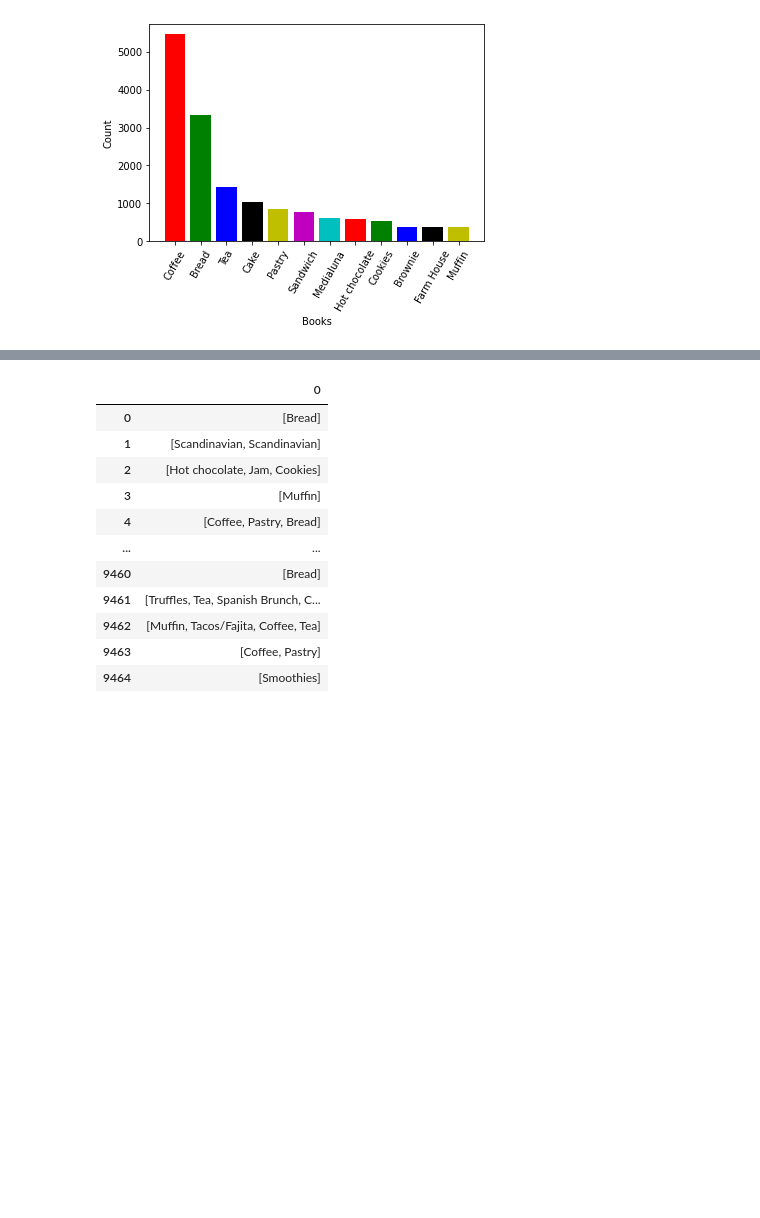
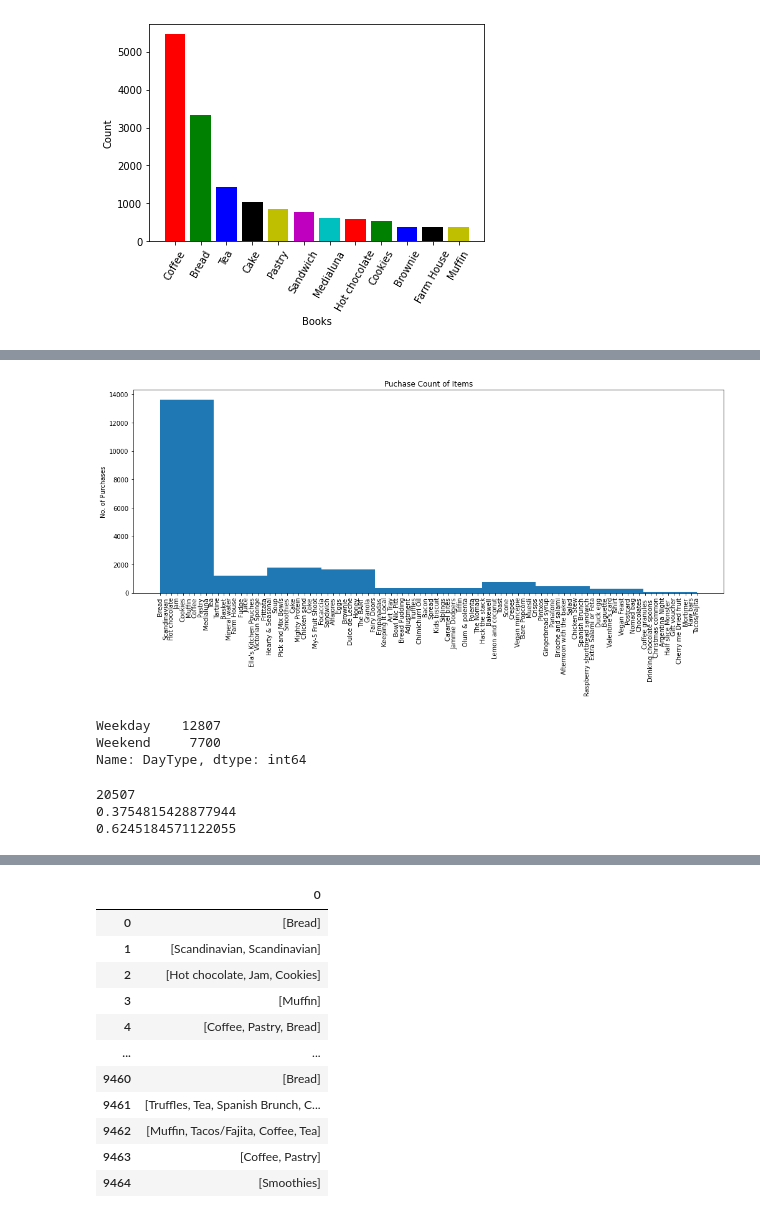
Before and after one commit to Blutronics/BakeryAssociationRule, a Jupyter notebook: bakery.ipynb, the cells around one changed output, grey strips where cells are left out. Saved outputs shown, nothing was run; the diff lists cells and outputs as text; code cells hidden in the pictures; blank space fills up the shorter version.

Commit message:
Clustering and visual fix based on processed data

```diff
--- a/bakery.ipynb
+++ b/bakery.ipynb
@@ -97,0 +163,25 @@ plt.show()
+# %%
+plt.figure(figsize = (17, 6))
+plt.hist(df.Items)
+
+plt.ylabel("No. of Purchases")
+plt.title('Puchase Count of Items')
+plt.xticks(rotation = 90)
+
+plt.show()
+# %% [output]
+[figure, added]
+# %%
+df.DayType.value_counts()
+# %% [output]
+Weekday    12807
+Weekend     7700
+Name: DayType, dtype: int64
+# %%
+print(7700 + 12807)
+print(7700/20507)
+print(12807/20507)
+# %% [output]
+20507
+0.3754815428877944
+0.6245184571122055
```
Also changed, not shown: parts of 51 cells of this notebook.
